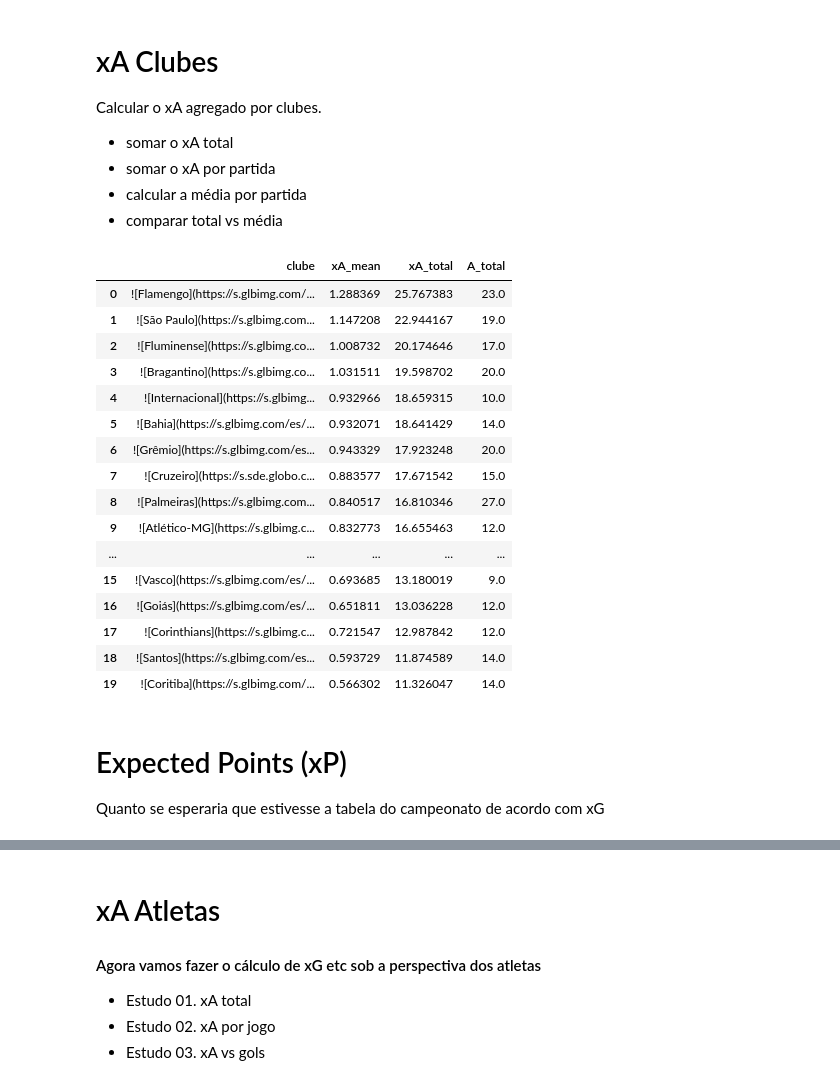
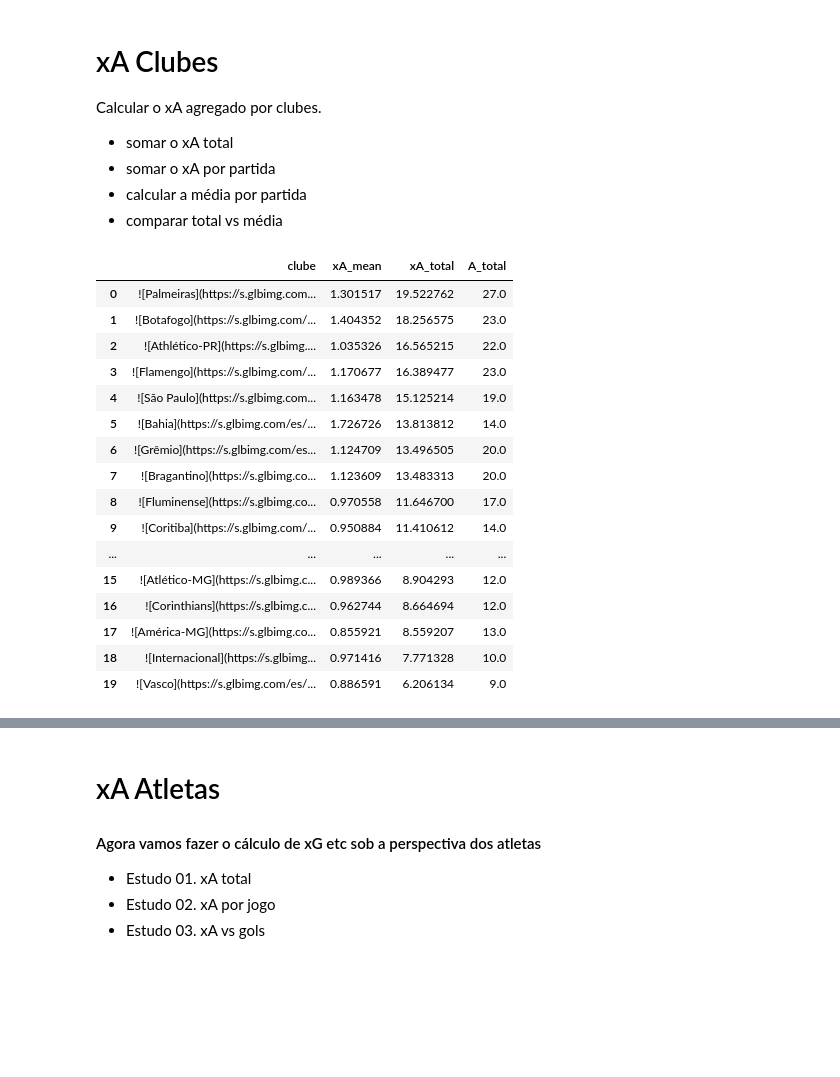
Before and after one commit to patalanov/gm-ml, a Jupyter notebook: gm_xa.ipynb, the cells around one changed output, grey strips where cells are left out. Cells and saved outputs as stored; diff of their text form; code cells hidden in the pictures; blank space fills up the shorter version.

```diff
--- a/gm_xa.ipynb
+++ b/gm_xa.ipynb
@@ -558,12 +684,12 @@ Melhor parametrização do Logistic Regression = Logistic Regression, fit_interc
 
 Criemos um método que recebe o dataset de finalizações para treino e teste. Este método aceita filtragem por campeonato.
 # %%
-def logistic_regression_xG(df=None, torneio=None, edicao=None, filtrar=False):
+def logistic_regression_xA(df=None, torneio=None, edicao=None, filtrar=False):
     if filtrar:
         df = df.loc[(df['Torneio']==torneio)&(df['Edicao']==edicao)]
 
     # inicializamos o dataset
-    dataset = df[['Assistencia', 'Distance_assist','Angle Radians Assist']].copy()
+    dataset = df[['Assistencia', 'Distance Assist','Angle Radians Assist']].copy()
     # split em treino e teste
     X_train, X_test, y_train, y_test = train_test_split(dataset.drop('Assistencia',axis=1),
                                                         dataset['Assistencia'], test_size=0.20,
@@ -657,6 +874,8 @@ def xgboost_xG(df=None, torneio=None, edicao=None, filtrar=False):
 #df_brasileiro = logistic_regression_xG(df, 'Brasileiro', 2021, filtrar=True)
 
 # treinar xG com dados de todos os torneios
-df_geral = logistic_regression_xG(df=df_assists_on_pitch)
+df_geral = logistic_regression_xA(df=df_assists_on_pitch)
+#df_geral = xgboost_xA(df=df_assists_on_pitch)
+
 # filtrar apenas lances do campeonato brasileiro
-df_brasileiro = df_geral.loc[(df_assists_on_pitch['Torneio']=='Brasileiro')&(df_assists_on_pitch['Edicao']==2023)]
+df_brasileiro_assists = df_geral.loc[(df_assists_on_pitch['Torneio']=='Brasileiro')&(df_assists_on_pitch['Edicao']==2023)]
@@ -689,5 +935,5 @@ Data columns (total 34 columns):
 # %%
-df_brasileiro = df_brasileiro.rename(columns={'apelido_x':'apelido',
+df_brasileiro_assists = df_brasileiro_assists.rename(columns={'apelido_x':'apelido',
                                              'sigla_x':'sigla',
                                              'altura_x':'altura',
                                              'peso_x':'peso',
@@ -698,6 +944,6 @@ df_brasileiro = df_brasileiro.rename(columns={'apelido_x':'apelido',
                                              'macro_posicao_x':'macro_posicao',
                                              'twitter_x':'twitter'})
 
-df_brasileiro.info()
+df_brasileiro_assists.info()
 # %% [output]
 <class 'pandas.core.frame.DataFrame'>
@@ -852,51 +1109,47 @@ Calcular o xA agregado por clubes.
 - comparar total vs média
 # %%
 # xG total
-df_clubes_xa_total = df_brasileiro.groupby(['clube_id'])['xA'].agg([('xA_total','sum')]).reset_index()
+df_clubes_xa_total = df_brasileiro_assists.groupby(['clube_id'])['xA'].agg([('xA_total','sum')]).reset_index()
 # soma de xG por partida
-df_clubes_xa_match = df_brasileiro.groupby(['clube_id','rodada_id'])['xA'].agg([('xA_sum','sum')]).reset_index()
+df_clubes_xa_match = df_brasileiro_assists.groupby(['clube_id','rodada_id'])['xA'].agg([('xA_sum','sum')]).reset_index()
 # media de xG em todas as partidas
 df_clubes_xa_mean = df_clubes_xa_match.groupby('clube_id')['xA_sum'].agg([('xA_mean',np.mean)]).reset_index()
 # desvio padrão em todas as partidas
-df_clubes_xa_std = df_brasileiro.groupby('clube_id')['xA'].agg([('xA_std',np.std)]).reset_index()
+df_clubes_xa_std = df_brasileiro_assists.groupby('clube_id')['xA'].agg([('xA_std',np.std)]).reset_index()
 # gols
 df_clubes_a_total = df_cartola.groupby('clube_id')['A'].agg([('A_total','sum')]).reset_index()
 # merge
 df_clubes_xa = df_clubes_xa_total.merge(df_clubes_xa_mean, on='clube_id')
 # merge again
 df_clubes_xa_vs_a = df_clubes_xa.merge(df_clubes_a_total, on='clube_id')
 # and again
 df_clubes_xa_vs_a = df_clubes_xa_vs_a.merge(df_clubes_xa_std, on='clube_id')
 #print(df_clubes_xg_vs_g)
 # equipes por strings
 df_clubes_xa_vs_a['clube'] = df_clubes_xa_vs_a['clube_id'].map(times_dict_r)
 df_clubes_xa_vs_a['clube'] = df_clubes_xa_vs_a['clube'].map(team_icons)
 # sort por média xG
 df_clubes_xa_vs_a = df_clubes_xa_vs_a.sort_values(by='xA_total',ascending=False).reset_index(drop=True)[['clube', 'xA_mean', 'xA_total','A_total']]
 df_clubes_xa_vs_a.dropna()
 
 #df_clubes_xa_vs_a.to_csv(f'conteudo/xA_vs_A_R{rodada}.csv', index=False)
 
 df_clubes_xa_vs_a
 # %% [output]
 |  | clube | xA_mean | xA_total | A_total |
-| 0 | ![Flamengo](https://s.glbimg.com/... | 1.288369 | 25.767383 | 23.0 |
-| 1 | ![São Paulo](https://s.glbimg.com... | 1.147208 | 22.944167 | 19.0 |
-| 2 | ![Fluminense](https://s.glbimg.co... | 1.008732 | 20.174646 | 17.0 |
-| 3 | ![Bragantino](https://s.glbimg.co... | 1.031511 | 19.598702 | 20.0 |
-| 4 | ![Internacional](https://s.glbimg... | 0.932966 | 18.659315 | 10.0 |
-| 5 | ![Bahia](https://s.glbimg.com/es/... | 0.932071 | 18.641429 | 14.0 |
-| 6 | ![Grêmio](https://s.glbimg.com/es... | 0.943329 | 17.923248 | 20.0 |
-| 7 | ![Cruzeiro](https://s.sde.globo.c... | 0.883577 | 17.671542 | 15.0 |
-| 8 | ![Palmeiras](https://s.glbimg.com... | 0.840517 | 16.810346 | 27.0 |
-| 9 | ![Atlético-MG](https://s.glbimg.c... | 0.832773 | 16.655463 | 12.0 |
+| 0 | ![Palmeiras](https://s.glbimg.com... | 1.301517 | 19.522762 | 27.0 |
+| 1 | ![Botafogo](https://s.glbimg.com/... | 1.404352 | 18.256575 | 23.0 |
+| 2 | ![Athlético-PR](https://s.glbimg.... | 1.035326 | 16.565215 | 22.0 |
+| 3 | ![Flamengo](https://s.glbimg.com/... | 1.170677 | 16.389477 | 23.0 |
+| 4 | ![São Paulo](https://s.glbimg.com... | 1.163478 | 15.125214 | 19.0 |
+| 5 | ![Bahia](https://s.glbimg.com/es/... | 1.726726 | 13.813812 | 14.0 |
+| 6 | ![Grêmio](https://s.glbimg.com/es... | 1.124709 | 13.496505 | 20.0 |
+| 7 | ![Bragantino](https://s.glbimg.co... | 1.123609 | 13.483313 | 20.0 |
+| 8 | ![Fluminense](https://s.glbimg.co... | 0.970558 | 11.646700 | 17.0 |
+| 9 | ![Coritiba](https://s.glbimg.com/... | 0.950884 | 11.410612 | 14.0 |
 | ... | ... | ... | ... | ... |
-| 15 | ![Vasco](https://s.glbimg.com/es/... | 0.693685 | 13.180019 | 9.0 |
-| 16 | ![Goiás](https://s.glbimg.com/es/... | 0.651811 | 13.036228 | 12.0 |
-| 17 | ![Corinthians](https://s.glbimg.c... | 0.721547 | 12.987842 | 12.0 |
-| 18 | ![Santos](https://s.glbimg.com/es... | 0.593729 | 11.874589 | 14.0 |
-| 19 | ![Coritiba](https://s.glbimg.com/... | 0.566302 | 11.326047 | 14.0 |
+| 15 | ![Atlético-MG](https://s.glbimg.c... | 0.989366 | 8.904293 | 12.0 |
+| 16 | ![Corinthians](https://s.glbimg.c... | 0.962744 | 8.664694 | 12.0 |
+| 17 | ![América-MG](https://s.glbimg.co... | 0.855921 | 8.559207 | 13.0 |
+| 18 | ![Internacional](https://s.glbimg... | 0.971416 | 7.771328 | 10.0 |
+| 19 | ![Vasco](https://s.glbimg.com/es/... | 0.886591 | 6.206134 | 9.0 |
-# %% [markdown]
-# Expected Points (xP)
-
-Quanto se esperaria que estivesse a tabela do campeonato de acordo com xG
```
Also changed, not shown: parts of 70 cells of this notebook, 1 other file.
